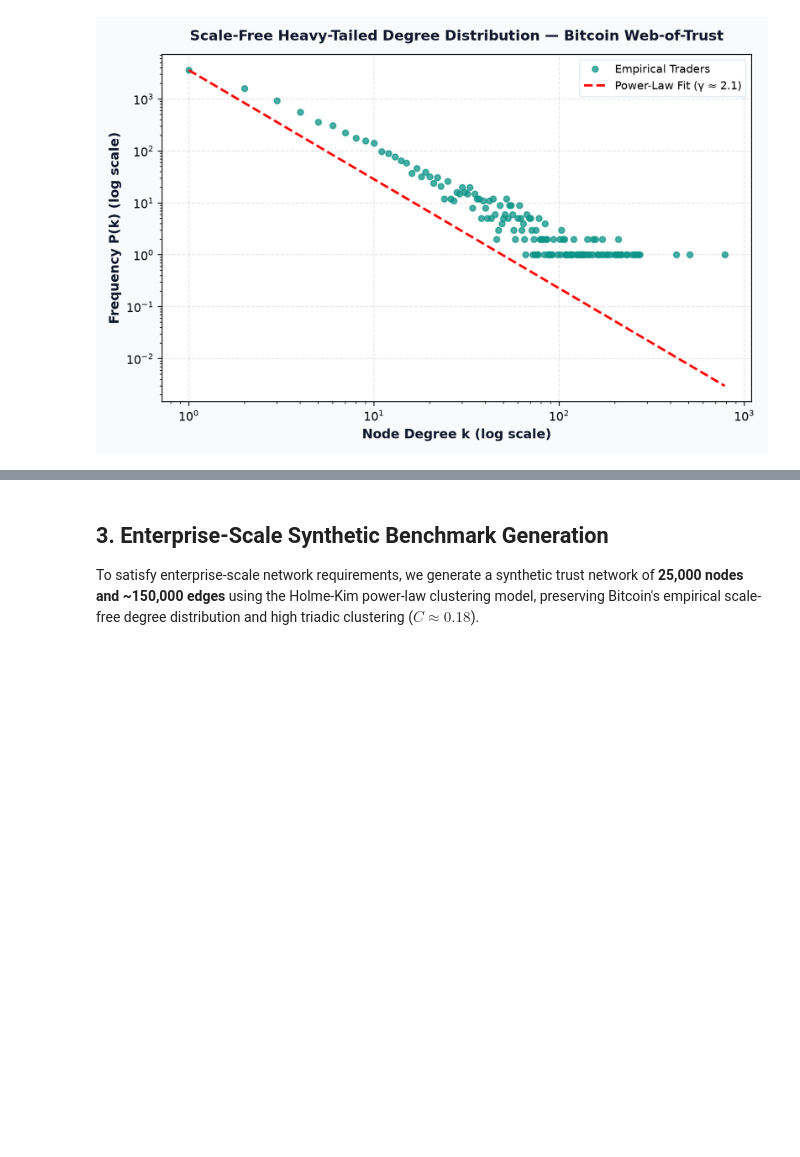
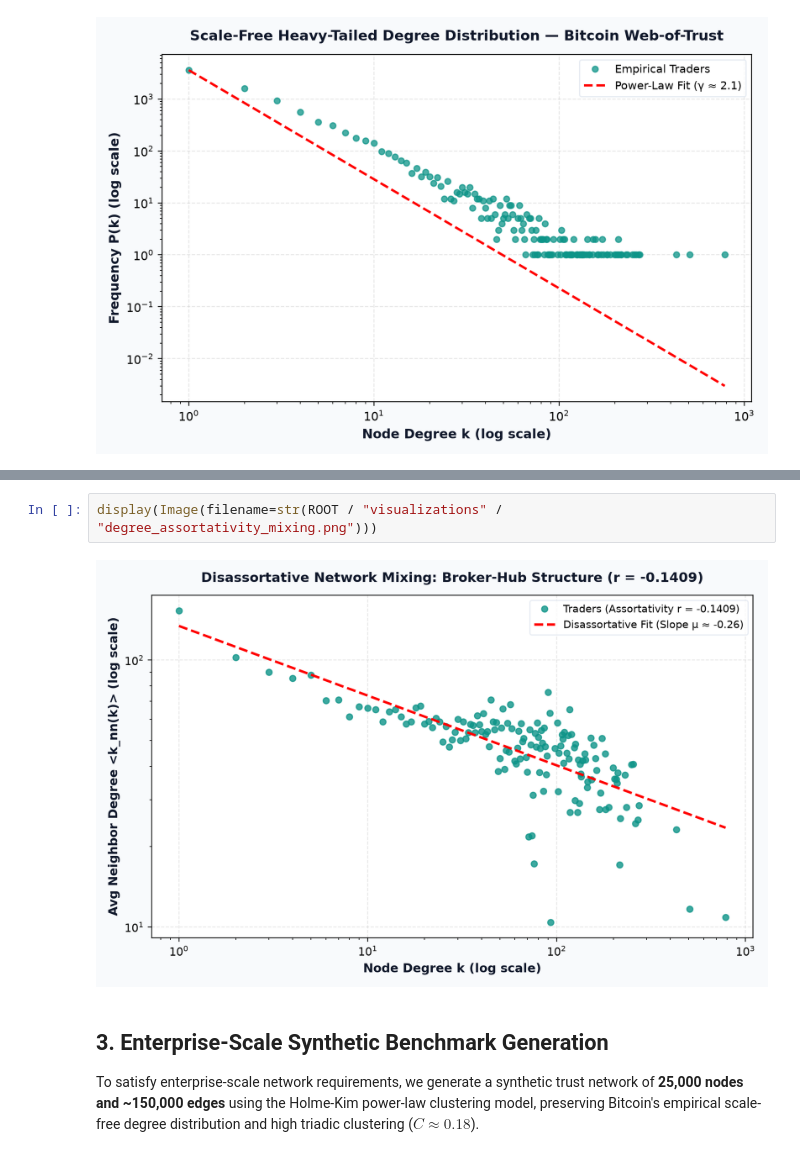
Before and after one commit to Lion4467cat/bitcoin-trust-link-prediction, a Jupyter notebook: notebooks/bitcoin_link_prediction_recommendation.ipynb, the cells around one changed output, grey strips where cells are left out. Cells and saved outputs as stored; diff of their text form; blank space fills up the shorter version.

```diff
--- a/notebooks/bitcoin_link_prediction_recommendation.ipynb
+++ b/notebooks/bitcoin_link_prediction_recommendation.ipynb
@@ -70,3 +75,7 @@ display(Image(filename=str(ROOT / "visualizations" / "degree_distribution_powerl
+# %%
+display(Image(filename=str(ROOT / "visualizations" / "degree_assortativity_mixing.png")))
+# %% [output]
+[figure, added]
 # %% [markdown]
 ## 3. Enterprise-Scale Synthetic Benchmark Generation
 
```
Also changed, not shown: parts of 5 cells of this notebook, 27 other files.
